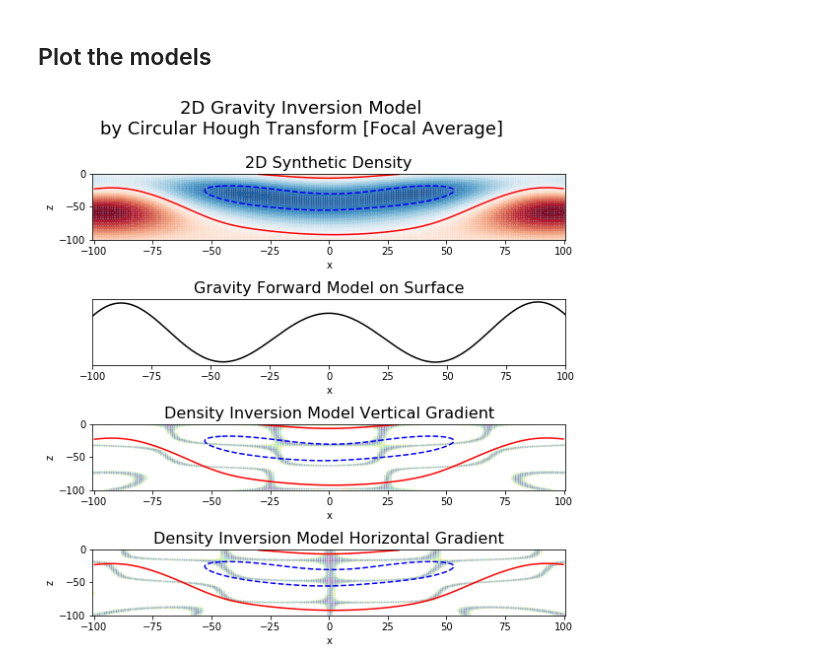
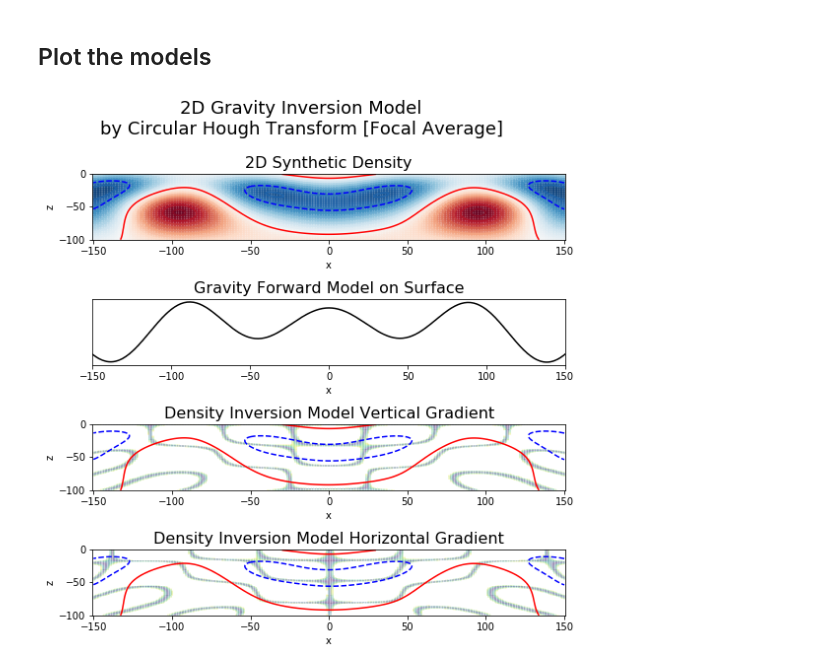
Before and after one commit to AlexeyPechnikov/gis-snippets, a Jupyter notebook: 2D Synthetic Density Inversion by Circular Hough Transform [Focal Average].ipynb, the cells around one changed output. Drawn from its saved outputs; the diff is of its cells as text; code cells hidden in the pictures.

Commit message:
Enhance plot

```diff
--- a/2D Synthetic Density Inversion by Circular Hough Transform [Focal Average].ipynb
+++ b/2D Synthetic Density Inversion by Circular Hough Transform [Focal Average].ipynb
@@ -98,35 +98,38 @@ da_gravity_focal = xr.DataArray(means, coords=[-dx*rs/np.sqrt(2),x], dims=['z','
 # %% [markdown]
 ## Plot the models
 # %%
+xsize = 150
+zsize = 100
+
 fig = plt.figure(figsize=(8,8))
 
 ax = fig.add_subplot(4, 1, 1)
-da_fdensity.sel(x=slice(-100,100),z=slice(0,-100)).plot.contour(ax=ax, levels=20, add_colorbar=False)
-da_fdensity.sel(x=slice(-100,100),z=slice(0,-100)).plot(ax=ax, alpha=0.5, add_colorbar=False)
-da_fdensity.sel(x=slice(-100,100),z=slice(0,-100)).plot.contour(ax=ax, levels=[0,-2e-2], colors=['blue','red'], add_colorbar=False)
+da_fdensity.sel(x=slice(-xsize,xsize),z=slice(0,-zsize)).plot.contour(ax=ax, levels=20, add_colorbar=False)
+da_fdensity.sel(x=slice(-xsize,xsize),z=slice(0,-zsize)).plot(ax=ax, alpha=0.5, add_colorbar=False)
+da_fdensity.sel(x=slice(-xsize,xsize),z=slice(0,-zsize)).plot.contour(ax=ax, levels=[0,-2e-2], colors=['blue','red'], add_colorbar=False)
 ax.set_title('2D Synthetic Density', fontsize=16)
 
 ax = fig.add_subplot(4, 1, 2)
-da_gravity.sel(x=slice(-100,100)).plot(ax=ax, c='black')
+da_gravity.sel(x=slice(-xsize,xsize)).plot(ax=ax, c='black')
 ax.set_title('Gravity Forward Model on Surface', fontsize=16)
 ax.get_yaxis().set_ticks([])
-ax.set_xlim([-100, 100])
+ax.set_xlim([-xsize, xsize])
 
 ax = fig.add_subplot(4, 1, 3)
 grd = abs(da_gravity_focal.diff('z'))
-grd.where(grd<1000).sel(x=slice(-100,100),z=slice(0,-100)).plot(ax=ax, alpha=0.1,  add_colorbar=False)
-da_fdensity.sel(x=slice(-100,100),z=slice(0,-100)).plot.contour(ax=ax, levels=[0,-2e-2], colors=['blue','red'], add_colorbar=False)
+grd.where(grd<1000).sel(x=slice(-xsize,xsize),z=slice(0,-zsize)).plot(ax=ax, alpha=0.1,  add_colorbar=False)
+da_fdensity.sel(x=slice(-xsize,xsize),z=slice(0,-zsize)).plot.contour(ax=ax, levels=[0,-2e-2], colors=['blue','red'], add_colorbar=False)
 ax.set_title('Density Inversion Model Vertical Gradient', fontsize=16)
 
 ax = fig.add_subplot(4, 1, 4)
 grd = abs(da_gravity_focal.diff('x'))
-grd.where(grd<1000).sel(x=slice(-100,100),z=slice(0,-100)).plot(ax=ax, alpha=0.1, add_colorbar=False)
-da_fdensity.sel(x=slice(-100,100),z=slice(0,-100)).plot.contour(ax=ax, levels=[0,-2e-2], colors=['blue','red'], add_colorbar=False)
+grd.where(grd<1000).sel(x=slice(-xsize,xsize),z=slice(0,-zsize)).plot(ax=ax, alpha=0.1, add_colorbar=False)
+da_fdensity.sel(x=slice(-xsize,xsize),z=slice(0,-zsize)).plot.contour(ax=ax, levels=[0,-2e-2], colors=['blue','red'], add_colorbar=False)
 ax.set_title('Density Inversion Model Horizontal Gradient', fontsize=16)
 
 plt.suptitle('2D Gravity Inversion Model\nby Circular Hough Transform [Focal Average]', fontsize=18)
 fig.tight_layout(rect=[0.03, 0.0, 1, 0.9])
 plt.savefig('2D Synthetic Density Inversion by Circular Hough Transform [Focal Average].jpg', quality=95)
 plt.show()
 # %% [output]
-[figure, old version]
+[figure, new version]
```
Also changed, not shown: 1 other file.
